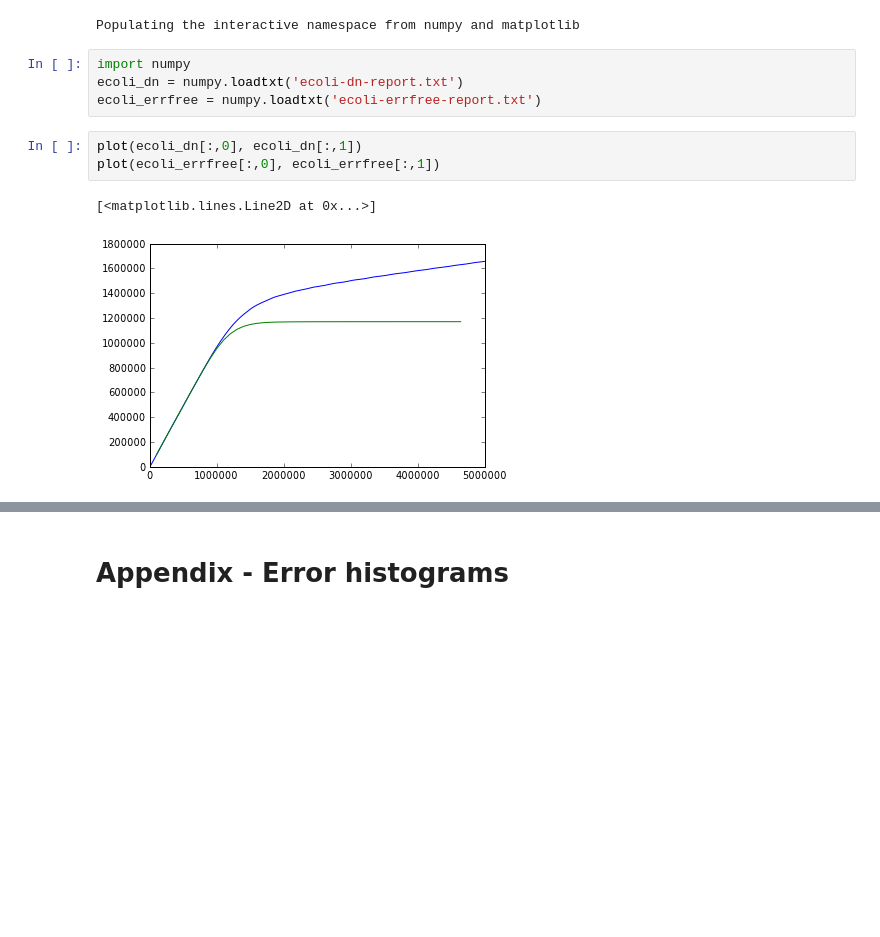
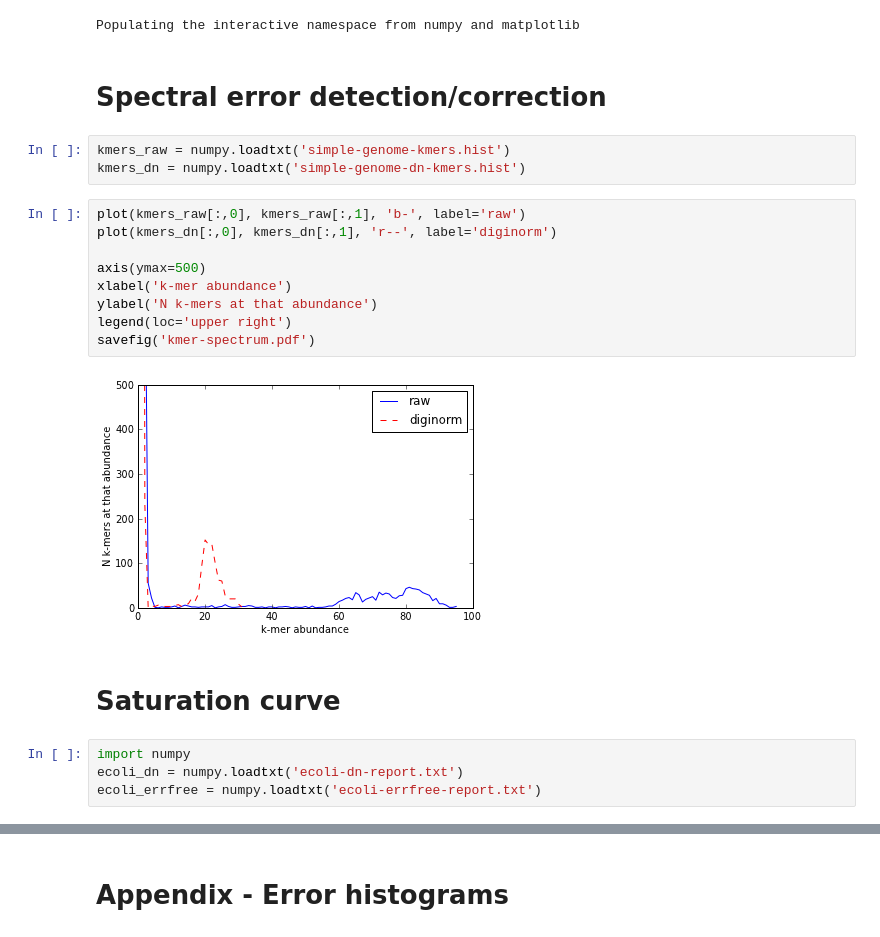
Before and after one commit to ctb/2014-streaming, a Jupyter notebook: pipeline/figures.ipynb, the cells around one changed output, grey strips where cells are left out. Drawn from its saved outputs; the diff is of its cells as text; blank space fills up the shorter version.

Commit message:
substantial cleanup, addition of figures, correction of #s

```diff
--- a/pipeline/figures.ipynb
+++ b/pipeline/figures.ipynb
@@ -2,13 +2,25 @@
 %pylab inline
 # %% [output]
 Populating the interactive namespace from numpy and matplotlib
+# %% [markdown]
+# Spectral error detection/correction
+# %%
+kmers_raw = numpy.loadtxt('simple-genome-kmers.hist')
+kmers_dn = numpy.loadtxt('simple-genome-dn-kmers.hist')
+# %%
+plot(kmers_raw[:,0], kmers_raw[:,1], 'b-', label='raw')
+plot(kmers_dn[:,0], kmers_dn[:,1], 'r--', label='diginorm')
+
+axis(ymax=500)
+xlabel('k-mer abundance')
+ylabel('N k-mers at that abundance')
+legend(loc='upper right')
+savefig('kmer-spectrum.pdf')
+# %% [output]
+[figure, added]
+# %% [markdown]
+# Saturation curve
 # %%
 import numpy
 ecoli_dn = numpy.loadtxt('ecoli-dn-report.txt')
 ecoli_errfree = numpy.loadtxt('ecoli-errfree-report.txt')
-# %%
-plot(ecoli_dn[:,0], ecoli_dn[:,1])
-plot(ecoli_errfree[:,0], ecoli_errfree[:,1])
-# %% [output]
-[<matplotlib.lines.Line2D at 0x...>]
-[figure, removed]
```
Also changed, not shown: parts of 1 cell of this notebook, 9 other files.
